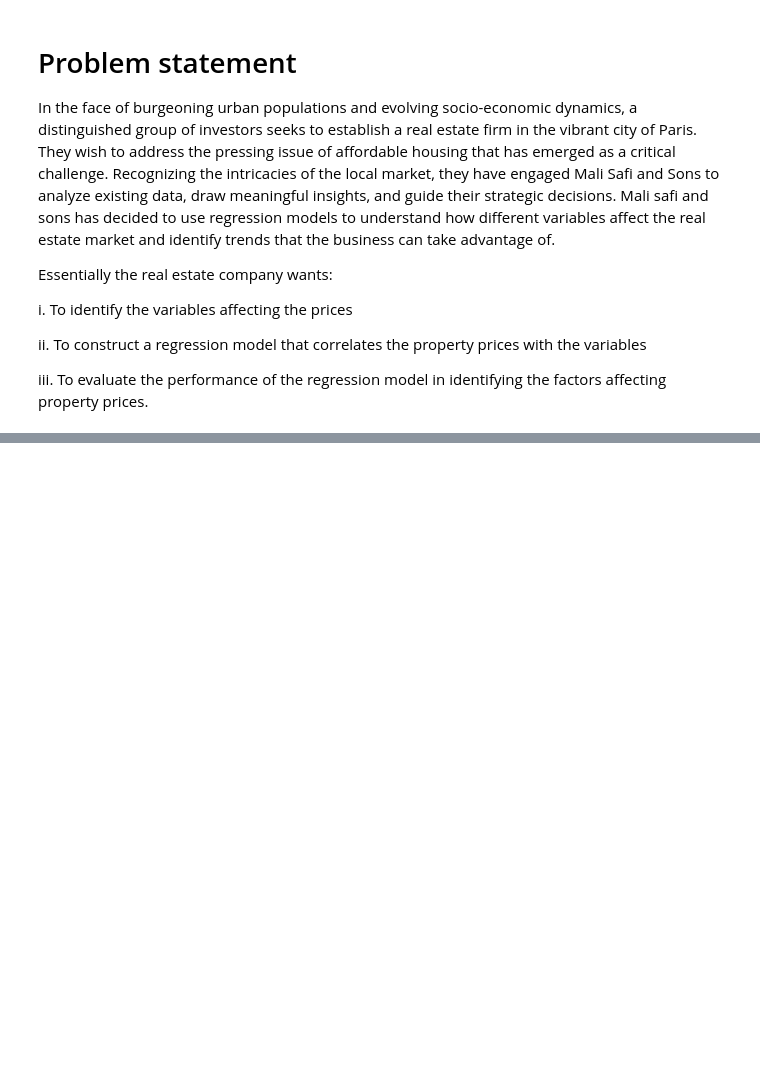
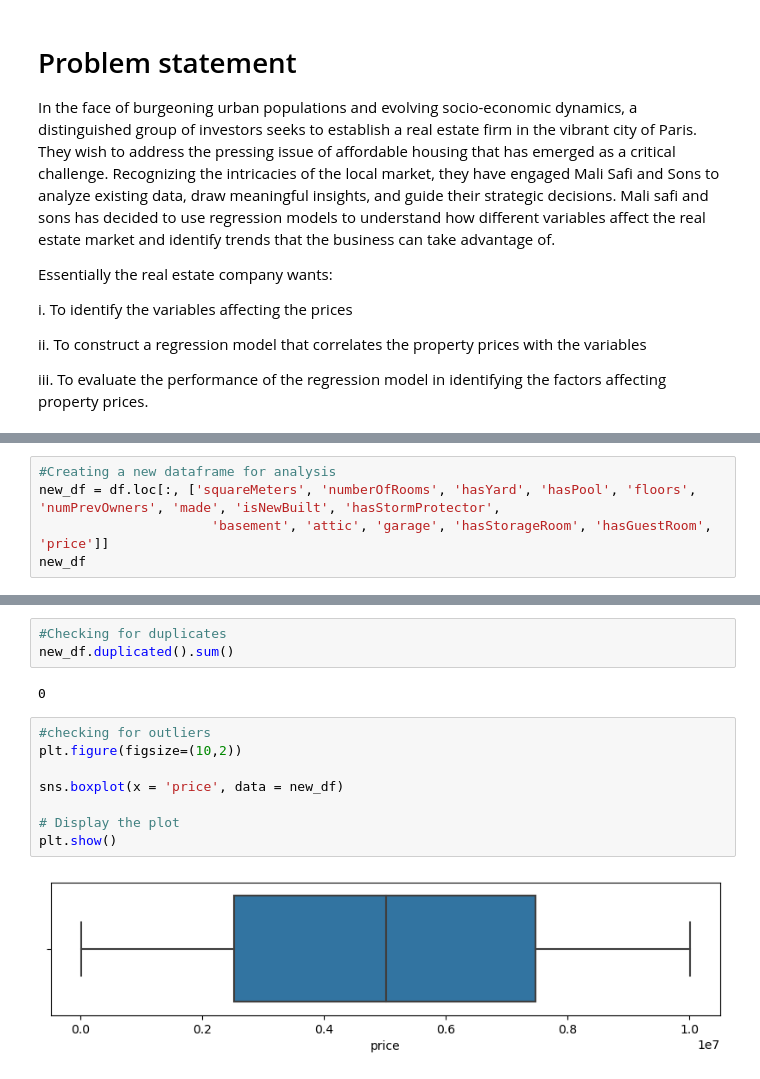
Before and after one commit to Tile28/Phase-2-Group-Project, a Jupyter notebook: Paris housing prediction model.ipynb, the cells around one changed output, grey strips where cells are left out. Cells and saved outputs as stored; diff of their text form; blank space fills up the shorter version.

Commit message:
data preparation and understanding

```diff
--- a/Paris housing prediction model.ipynb
+++ b/Paris housing prediction model.ipynb
@@ -37,0 +127,5 @@ df.head(10)
+# %%
+#Creating a new dataframe for analysis
+new_df = df.loc[:, ['squareMeters', 'numberOfRooms', 'hasYard', 'hasPool', 'floors', 'numPrevOwners', 'made', 'isNewBuilt', 'hasStormProtector',
+                      'basement', 'attic', 'garage', 'hasStorageRoom', 'hasGuestRoom', 'price']]
+new_df
@@ -37,0 +166,15 @@ df.head(10)
+# %%
+#Checking for duplicates
+new_df.duplicated().sum()
+# %% [output]
+0
+# %%
+#checking for outliers
+plt.figure(figsize=(10,2))
+
+sns.boxplot(x = 'price', data = new_df)
+
+# Display the plot
+plt.show()
+# %% [output]
+[figure, added]
```
Also changed, not shown: parts of 12 cells of this notebook.
